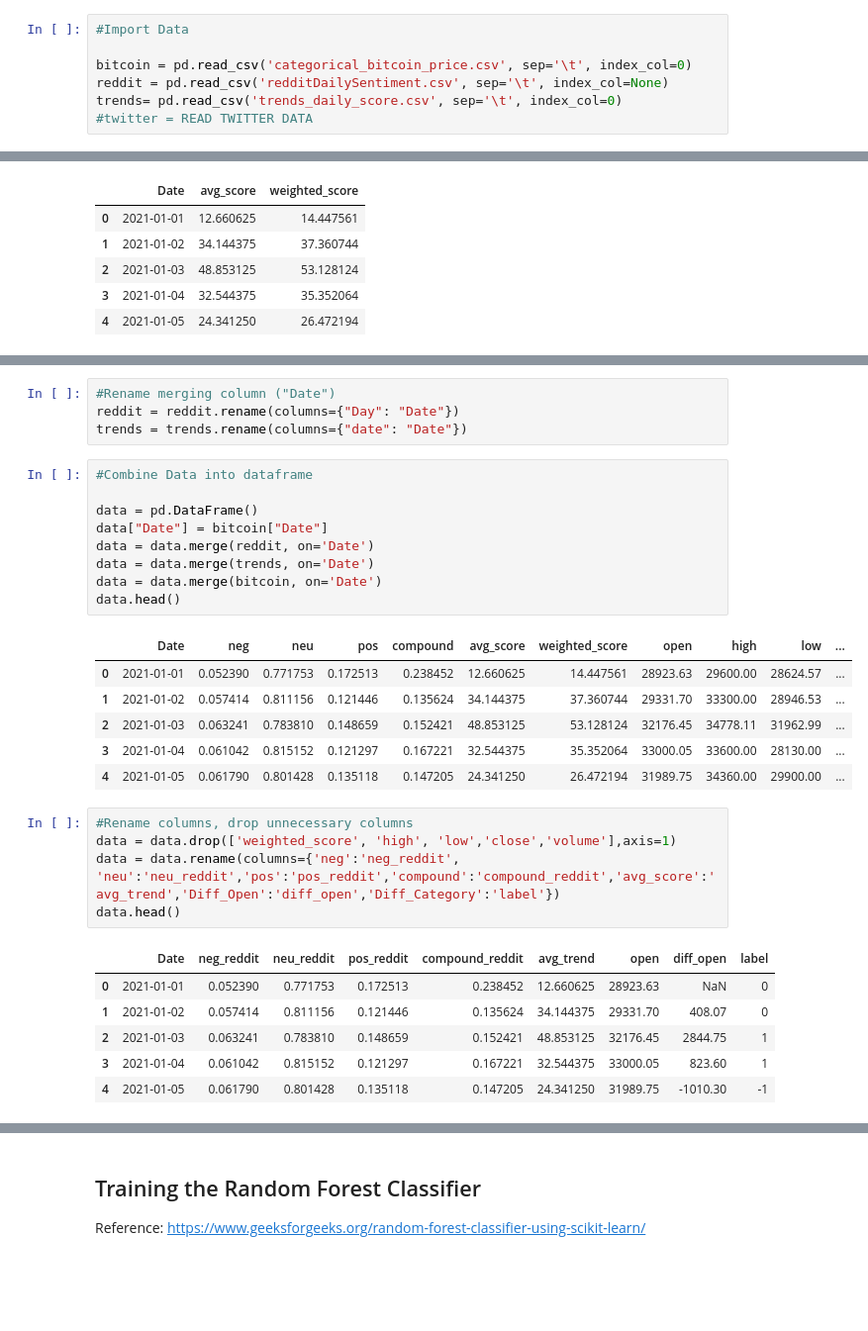
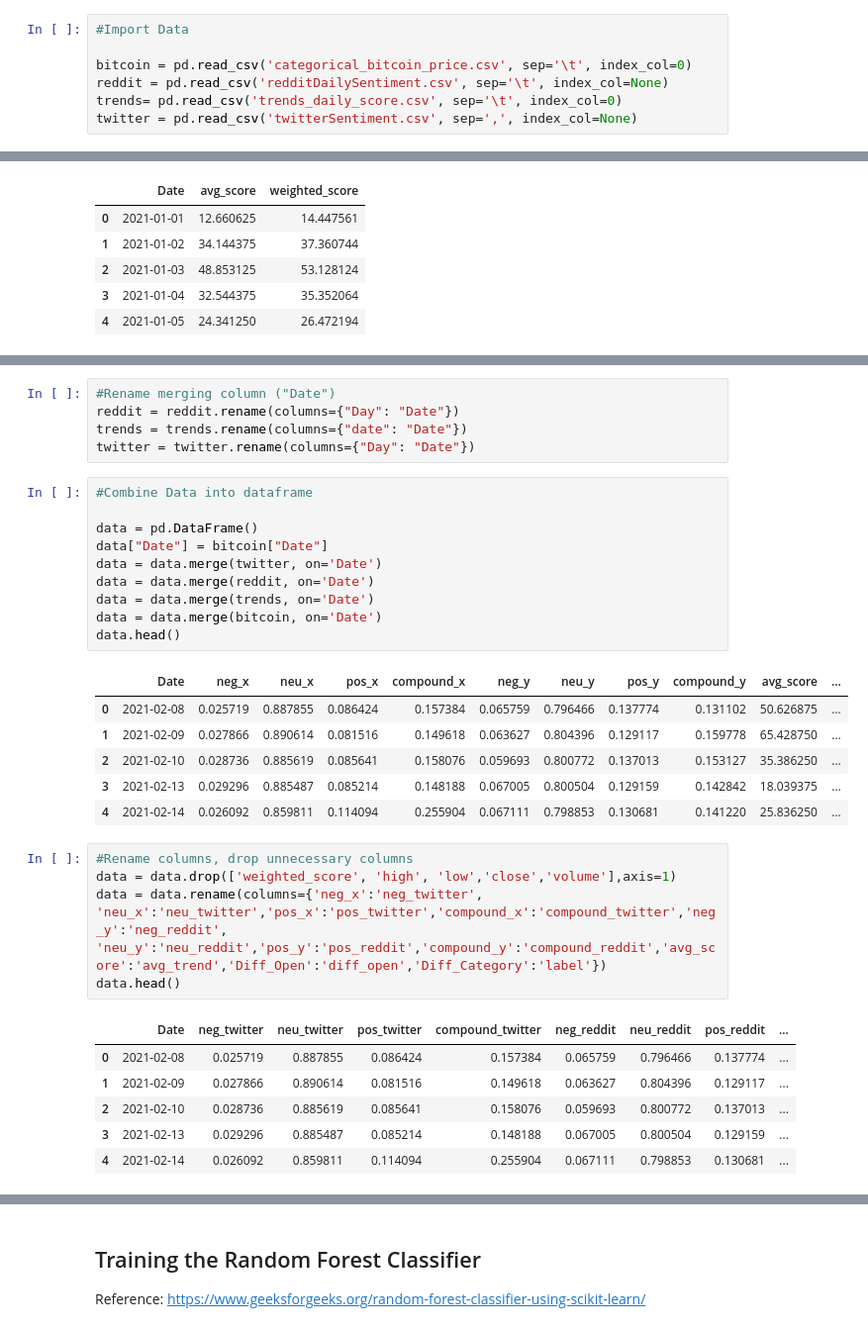
Before and after one commit to aashka-trivedi/cryptocurrency-and-public-sentiment, a Jupyter notebook: code/modelling/BitcoinPriceModel.ipynb, the cells around one changed output, grey strips where cells are left out. Shown at 99% size. Cells and saved outputs as stored; diff of their text form; blank space fills up the shorter version.

Commit message:
Twitter Sentiment: Granger Analysis, Model

```diff
--- a/code/modelling/BitcoinPriceModel.ipynb
+++ b/code/modelling/BitcoinPriceModel.ipynb
@@ -18,7 +18,7 @@ from sklearn.tree import DecisionTreeClassifier
 bitcoin = pd.read_csv('categorical_bitcoin_price.csv', sep='\t', index_col=0)
 reddit = pd.read_csv('redditDailySentiment.csv', sep='\t', index_col=None)
 trends= pd.read_csv('trends_daily_score.csv', sep='\t', index_col=0)
-#twitter = READ TWITTER DATA
+twitter = pd.read_csv('twitterSentiment.csv', sep=',', index_col=None)
 # %%
 bitcoin.head()
 # %% [output]
@@ -50,34 +59,36 @@ trends.head()
 #Rename merging column ("Date")
 reddit = reddit.rename(columns={"Day": "Date"})
 trends = trends.rename(columns={"date": "Date"})
+twitter = twitter.rename(columns={"Day": "Date"})
 # %%
 #Combine Data into dataframe
 
 data = pd.DataFrame()
 data["Date"] = bitcoin["Date"]
+data = data.merge(twitter, on='Date')
 data = data.merge(reddit, on='Date')
 data = data.merge(trends, on='Date')
 data = data.merge(bitcoin, on='Date')
 data.head()
 # %% [output]
-|  | Date | neg | neu | pos | compound | avg_score | weighted_score | open | high | low | ... |
-| 0 | 2021-01-01 | 0.052390 | 0.771753 | 0.172513 | 0.238452 | 12.660625 | 14.447561 | 28923.63 | 29600.00 | 28624.57 | ... |
-| 1 | 2021-01-02 | 0.057414 | 0.811156 | 0.121446 | 0.135624 | 34.144375 | 37.360744 | 29331.70 | 33300.00 | 28946.53 | ... |
-| 2 | 2021-01-03 | 0.063241 | 0.783810 | 0.148659 | 0.152421 | 48.853125 | 53.128124 | 32176.45 | 34778.11 | 31962.99 | ... |
-| 3 | 2021-01-04 | 0.061042 | 0.815152 | 0.121297 | 0.167221 | 32.544375 | 35.352064 | 33000.05 | 33600.00 | 28130.00 | ... |
-| 4 | 2021-01-05 | 0.061790 | 0.801428 | 0.135118 | 0.147205 | 24.341250 | 26.472194 | 31989.75 | 34360.00 | 29900.00 | ... |
+|  | Date | neg_x | neu_x | pos_x | compound_x | neg_y | neu_y | pos_y | compound_y | avg_score | ... |
+| 0 | 2021-02-08 | 0.025719 | 0.887855 | 0.086424 | 0.157384 | 0.065759 | 0.796466 | 0.137774 | 0.131102 | 50.626875 | ... |
+| 1 | 2021-02-09 | 0.027866 | 0.890614 | 0.081516 | 0.149618 | 0.063627 | 0.804396 | 0.129117 | 0.159778 | 65.428750 | ... |
+| 2 | 2021-02-10 | 0.028736 | 0.885619 | 0.085641 | 0.158076 | 0.059693 | 0.800772 | 0.137013 | 0.153127 | 35.386250 | ... |
+| 3 | 2021-02-13 | 0.029296 | 0.885487 | 0.085214 | 0.148188 | 0.067005 | 0.800504 | 0.129159 | 0.142842 | 18.039375 | ... |
+| 4 | 2021-02-14 | 0.026092 | 0.859811 | 0.114094 | 0.255904 | 0.067111 | 0.798853 | 0.130681 | 0.141220 | 25.836250 | ... |
 # %%
 #Rename columns, drop unnecessary columns
 data = data.drop(['weighted_score', 'high', 'low','close','volume'],axis=1)
-data = data.rename(columns={'neg':'neg_reddit', 'neu':'neu_reddit','pos':'pos_reddit','compound':'compound_reddit','avg_score':'avg_trend','Diff_Open':'diff_open','Diff_Category':'label'})
+data = data.rename(columns={'neg_x':'neg_twitter', 'neu_x':'neu_twitter','pos_x':'pos_twitter','compound_x':'compound_twitter','neg_y':'neg_reddit', 'neu_y':'neu_reddit','pos_y':'pos_reddit','compound_y':'compound_reddit','avg_score':'avg_trend','Diff_Open':'diff_open','Diff_Category':'label'})
 data.head()
 # %% [output]
-|  | Date | neg_reddit | neu_reddit | pos_reddit | compound_reddit | avg_trend | open | diff_open | label |
-| 0 | 2021-01-01 | 0.052390 | 0.771753 | 0.172513 | 0.238452 | 12.660625 | 28923.63 | NaN | 0 |
-| 1 | 2021-01-02 | 0.057414 | 0.811156 | 0.121446 | 0.135624 | 34.144375 | 29331.70 | 408.07 | 0 |
-| 2 | 2021-01-03 | 0.063241 | 0.783810 | 0.148659 | 0.152421 | 48.853125 | 32176.45 | 2844.75 | 1 |
-| 3 | 2021-01-04 | 0.061042 | 0.815152 | 0.121297 | 0.167221 | 32.544375 | 33000.05 | 823.60 | 1 |
-| 4 | 2021-01-05 | 0.061790 | 0.801428 | 0.135118 | 0.147205 | 24.341250 | 31989.75 | -1010.30 | -1 |
+|  | Date | neg_twitter | neu_twitter | pos_twitter | compound_twitter | neg_reddit | neu_reddit | pos_reddit | ... |
+| 0 | 2021-02-08 | 0.025719 | 0.887855 | 0.086424 | 0.157384 | 0.065759 | 0.796466 | 0.137774 | ... |
+| 1 | 2021-02-09 | 0.027866 | 0.890614 | 0.081516 | 0.149618 | 0.063627 | 0.804396 | 0.129117 | ... |
+| 2 | 2021-02-10 | 0.028736 | 0.885619 | 0.085641 | 0.158076 | 0.059693 | 0.800772 | 0.137013 | ... |
+| 3 | 2021-02-13 | 0.029296 | 0.885487 | 0.085214 | 0.148188 | 0.067005 | 0.800504 | 0.129159 | ... |
+| 4 | 2021-02-14 | 0.026092 | 0.859811 | 0.114094 | 0.255904 | 0.067111 | 0.798853 | 0.130681 | ... |
 # %%
 data['label'].value_counts()
 # %% [output]
```
Also changed, not shown: parts of 12 cells of this notebook, 2 other files.
